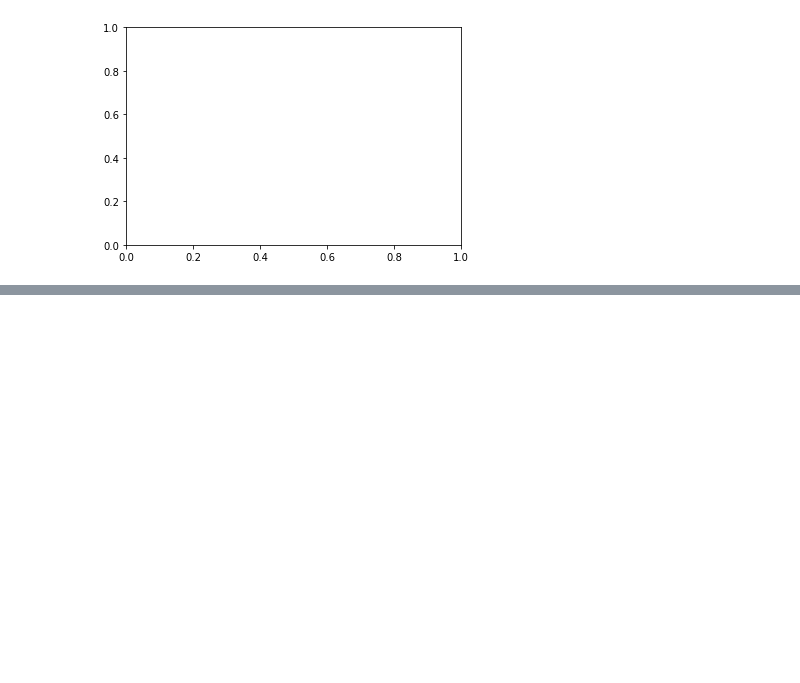
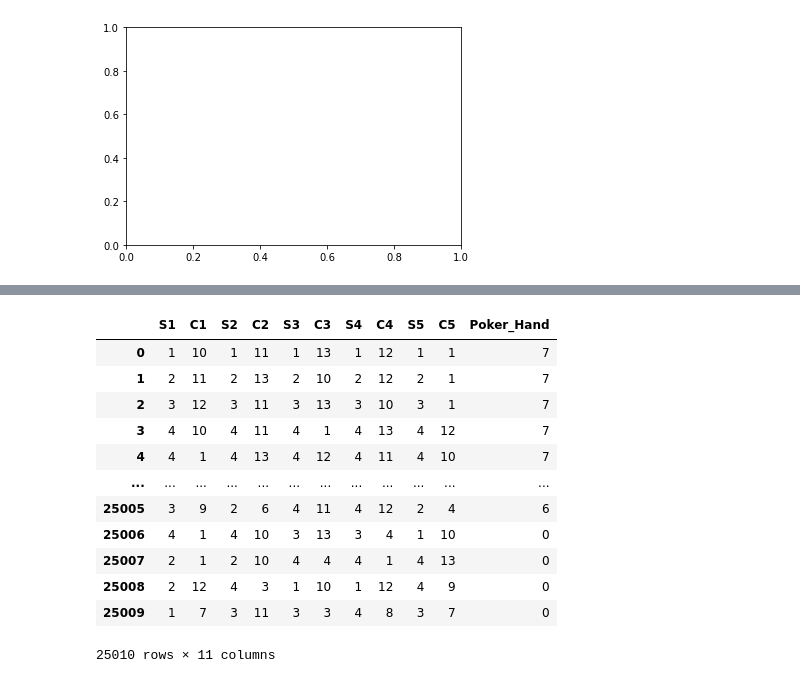
Before and after one commit to chall18/COSC3337_Project1, a Jupyter notebook: Project1_Group9.ipynb, the cells around one changed output, grey strips where cells are left out. Saved outputs shown, nothing was run; the diff lists cells and outputs as text; code cells hidden in the pictures; blank space fills up the shorter version.

```diff
--- a/Project1_Group9.ipynb
+++ b/Project1_Group9.ipynb
@@ -6,7 +6,7 @@ import pandas as pd
 # %% [markdown]
 1.2.1: Loading Tabular Datasets from Text Files
 # %%
-train_data = pd.read_csv('poker-hand-training-true.txt', sep=",", names=['S1','C1','S2','C2','S3','C3','S4','C4','S5','C5','Poker_Hand'])
+train_data = pd.read_csv(r'poker-hand-training-true.txt', sep=",", names=['S1','C1','S2','C2','S3','C3','S4','C4','S5','C5','Poker_Hand'])
 train_data.head()
 # %% [output]
 |  | S1 | C1 | S2 | C2 | S3 | C3 | S4 | C4 | S5 | C5 | Poker_Hand |
@@ -446,0 +754,6 @@ ValueError: Filler values must be provided when X has more than 2 training featu
+# %%
+from sklearn.preprocessing import LabelEncoder
+
+le = LabelEncoder()
+encoder_example = train_data_namedHands.copy()
+encoder_example
@@ -446,0 +774,17 @@ ValueError: Filler values must be provided when X has more than 2 training featu
+# %%
+encoder_example['Poker_Hand'] = le.fit_transform(encoder_example['Poker_Hand'])
+encoder_example
+# %% [output]
+|  | S1 | C1 | S2 | C2 | S3 | C3 | S4 | C4 | S5 | C5 | Poker_Hand |
+| 0 | 1 | 10 | 1 | 11 | 1 | 13 | 1 | 12 | 1 | 1 | 7 |
+| 1 | 2 | 11 | 2 | 13 | 2 | 10 | 2 | 12 | 2 | 1 | 7 |
+| 2 | 3 | 12 | 3 | 11 | 3 | 13 | 3 | 10 | 3 | 1 | 7 |
+| 3 | 4 | 10 | 4 | 11 | 4 | 1 | 4 | 13 | 4 | 12 | 7 |
+| 4 | 4 | 1 | 4 | 13 | 4 | 12 | 4 | 11 | 4 | 10 | 7 |
+| ... | ... | ... | ... | ... | ... | ... | ... | ... | ... | ... | ... |
+| 25005 | 3 | 9 | 2 | 6 | 4 | 11 | 4 | 12 | 2 | 4 | 6 |
+| 25006 | 4 | 1 | 4 | 10 | 3 | 13 | 3 | 4 | 1 | 10 | 0 |
+| 25007 | 2 | 1 | 2 | 10 | 4 | 4 | 4 | 1 | 4 | 13 | 0 |
+| 25008 | 2 | 12 | 4 | 3 | 1 | 10 | 1 | 12 | 4 | 9 | 0 |
+| 25009 | 1 | 7 | 3 | 11 | 3 | 3 | 4 | 8 | 3 | 7 | 0 |
+25010 rows × 11 columns
```
Also changed, not shown: parts of 53 cells of this notebook.
